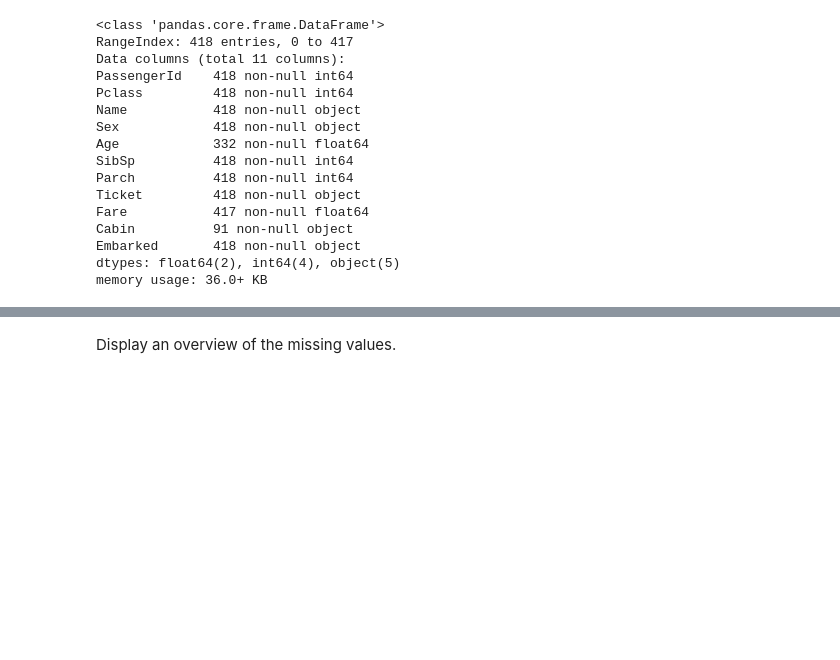
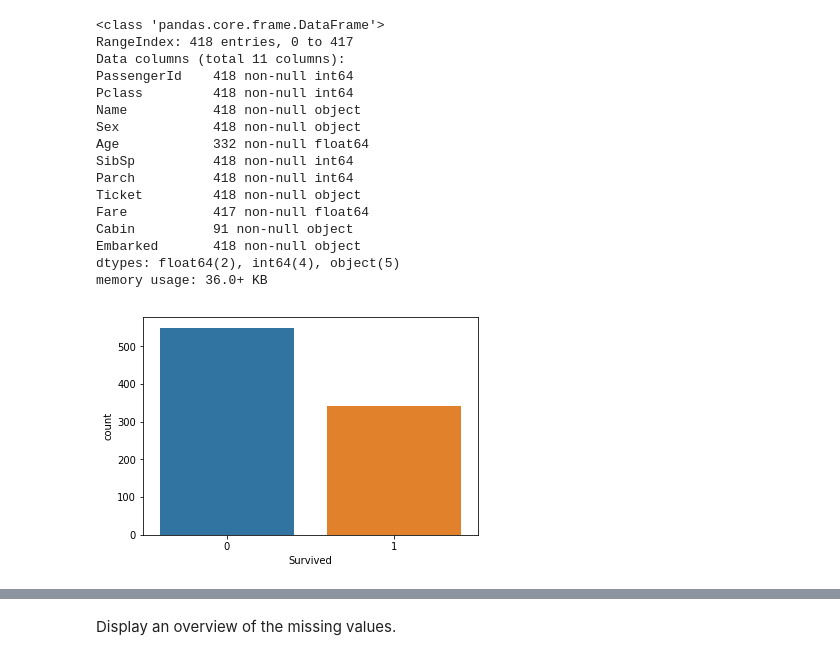
Before and after one commit to faberfred/kaggle, a Jupyter notebook: titanic/titanic_v1.ipynb, the cells around one changed output, grey strips where cells are left out. Cells and saved outputs as stored; diff of their text form; code cells hidden in the pictures; blank space fills up the shorter version.

```diff
--- a/titanic/titanic_v1.ipynb
+++ b/titanic/titanic_v1.ipynb
@@ -88,3 +83,8 @@ Cabin          91 non-null object
 Embarked       418 non-null object
 dtypes: float64(2), int64(4), object(5)
 memory usage: 36.0+ KB
+# %%
+sns.countplot(train_data.Survived)
+plt.show()
+# %% [output]
+[figure, added]
```
Also changed, not shown: parts of 47 cells of this notebook, 1 other file.
